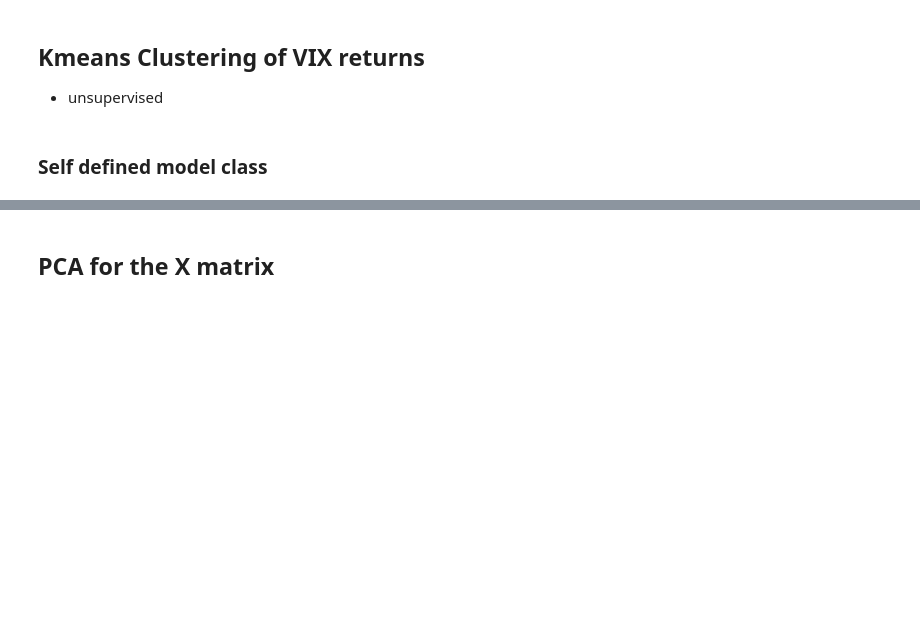
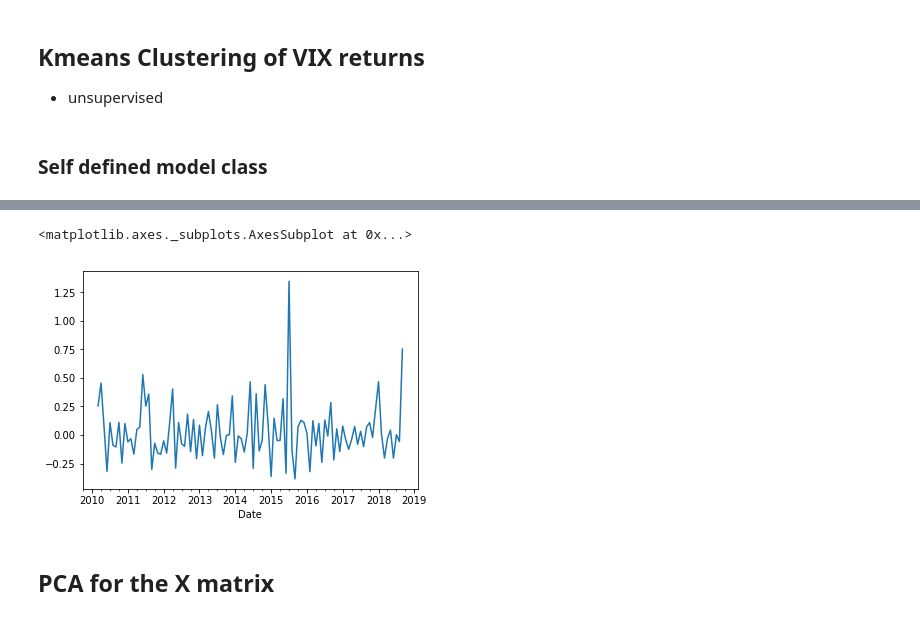
Before and after one commit to ShawnZhouu/VIXPrediction, a Jupyter notebook: MacroPredictsVIX.ipynb, the cells around one changed output, grey strips where cells are left out. Saved outputs shown, nothing was run; the diff lists cells and outputs as text; code cells hidden in the pictures; blank space fills up the shorter version.

```diff
--- a/MacroPredictsVIX.ipynb
+++ b/MacroPredictsVIX.ipynb
@@ -153,3 +189,8 @@ y['label'].hist()
+# %%
+y_test_ret.plot()
+# %% [output]
+<matplotlib.axes._subplots.AxesSubplot at 0x...>
+[figure, added]
 # %% [markdown]
 ## PCA for the X matrix
 # %%
```
Also changed, not shown: parts of 19 cells of this notebook, 1 other file.
